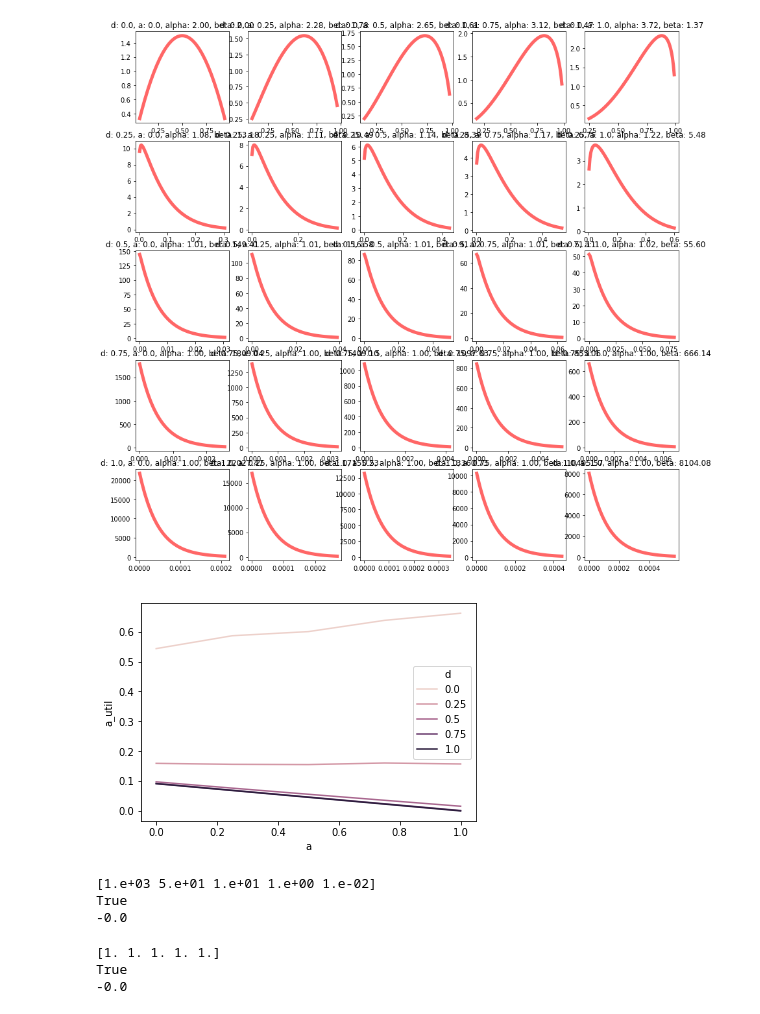
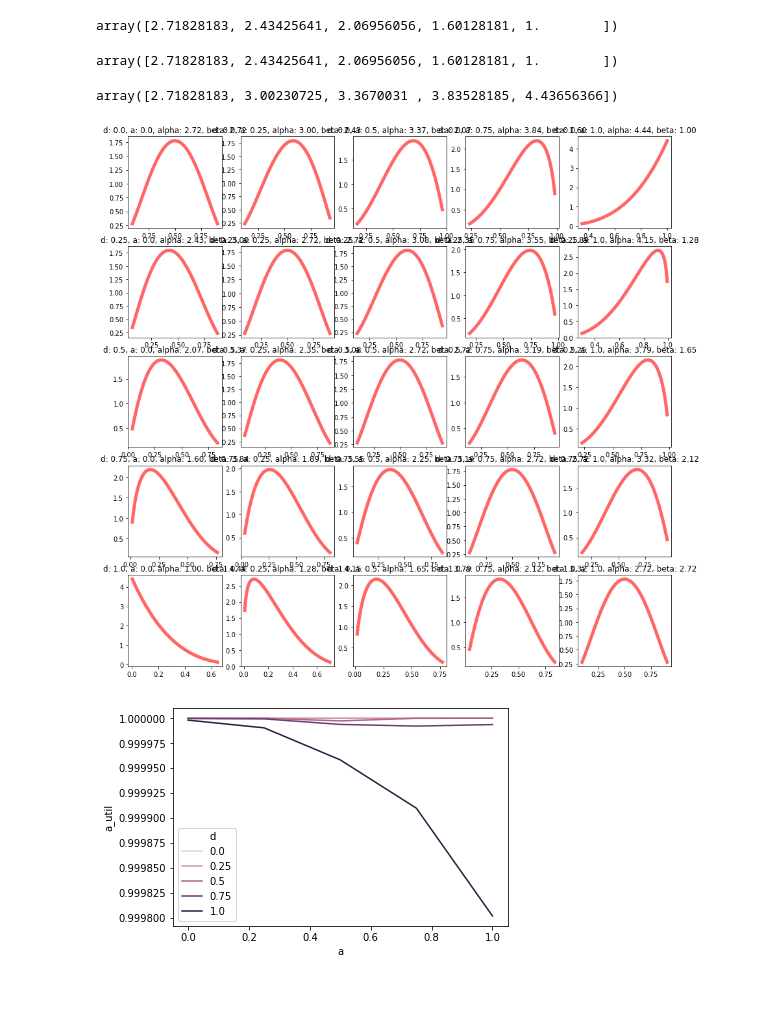
Before and after one commit to albertotb/aps, a Jupyter notebook: notebook/prob_new.ipynb, the cells around one changed output. Cells and saved outputs as stored; diff of their text form; code cells hidden in the pictures.

```diff
--- a/notebook/prob_new.ipynb
+++ b/notebook/prob_new.ipynb
@@ -12,0 +21,7 @@ import sys
+# %%
+balpha = lambda d,a: np.exp(1.0) + np.exp(a) - np.exp(d)
+bbeta  = lambda d,a: np.exp(1.0) + np.exp(d) - np.exp(a)
+# %%
+n_values = 5
+a_values = np.linspace(0, 1, n_values, endpoint=True)
+d_values = np.linspace(0, 1, n_values, endpoint=True)
@@ -13,3 +32,15 @@ import sys
+# %%
+balpha(d_values, 0)
+# %% [output]
+array([2.71828183, 2.43425641, 2.06956056, 1.60128181, 1.        ])
+# %%
+bbeta(0, a_values)
+# %% [output]
+array([2.71828183, 2.43425641, 2.06956056, 1.60128181, 1.        ])
+# %%
+bbeta(d_values, 0)
+# %% [output]
+array([2.71828183, 3.00230725, 3.3670031 , 3.83528185, 4.43656366])
 # %%
 def generate_prob(D, c, e, h, k, n_values=5):
 
@@ -20,8 +51,8 @@ def generate_prob(D, c, e, h, k, n_values=5):
     f = lambda d, theta: (1-theta)*D - c*d
     g = lambda a, theta: theta*D - e*a
 
-    balpha = lambda d,a: 1.0 + np.exp(a - 10.0*d)
-    bbeta  = lambda d,a: 1.0 + np.exp(10.0*d - a)
+    balpha = lambda d,a: np.exp(1.0) + np.exp(a) - np.exp(d)
+    bbeta  = lambda d,a: np.exp(1.0) + np.exp(d) - np.exp(a)
 
     prob = lambda d, a, size=1: np.random.beta( balpha(d,a), bbeta(d,a), size=size )
 
@@ -49,27 +80,27 @@ def plot_beta(balpha, bbeta, ax=None):
     ax.plot(bx, beta.pdf(bx, balpha, bbeta), 'r-', lw=5, alpha=0.6)
     #ax.set_title("beta: alpha={:.2f}, beta={:.2f}\n mean={:.4f}".format(balpha, bbeta, mean))
 # %%
-params = (10, 50, 1, 1.0, 0.001)
+params = (1.0, 0.1, 0.1, 0.1, 100.0)
 a_values, d_values, a_util, d_util, prob, balpha, bbeta = generate_prob(*params, n_values=5)
 
 res = []
 fig, ax = plt.subplots(len(d_values), len(a_values), figsize=(15, 15))
 for i, d in enumerate(d_values):
     for j, a in enumerate(a_values):
         theta = prob(d, a, size=1000)
         res.append([d, a, balpha(d, a), bbeta(d, a), d_util(d, theta).mean(), a_util(a, theta).mean() ])
         plot_beta(balpha(d, a), bbeta(d, a), ax=ax[i, j])
         ax[i, j].set_title("d: {}, a: {}, alpha: {:.2f}, beta: {:.2f}".format(d, a, balpha(d, a), bbeta(d, a)))
 
 
 df = pd.DataFrame(res, columns=['d', 'a', 'alpha', 'beta', 'd_util', 'a_util'])
 # %% [output]
-[figure, old version]
+[figure, new version]
 # %%
 %matplotlib inline
 import seaborn as sns
 
 sns.lineplot(x='a', y='a_util', hue='d', data=df, legend='full');
 # %% [output]
-[figure, old version]
+[figure, new version]
 # %%
@@ -93,25 +114,0 @@ def loss(x):
-# %%
-params = (1000, 50, 10, 1.0, 0.01)
-x0 = np.array(params)
-
-res = minimize(loss, x0,
-               bounds=[(0, None), (0, None), (0, None), (0, None), (0, None)])
-
-print(res.x)
-print(res.success)
-print(res.fun)
-# %% [output]
-[1.e+03 5.e+01 1.e+01 1.e+00 1.e-02]
-True
--0.0
-# %%
-res = minimize(loss, np.ones(len(params)),
-               bounds=[(0, None), (0, None), (0, None), (0, None), (0, None)])
-
-print(res.x)
-print(res.success)
-print(res.fun)
-# %% [output]
-[1. 1. 1. 1. 1.]
-True
--0.0
```
Also changed, not shown: parts of 7 cells of this notebook, 1 other file.
